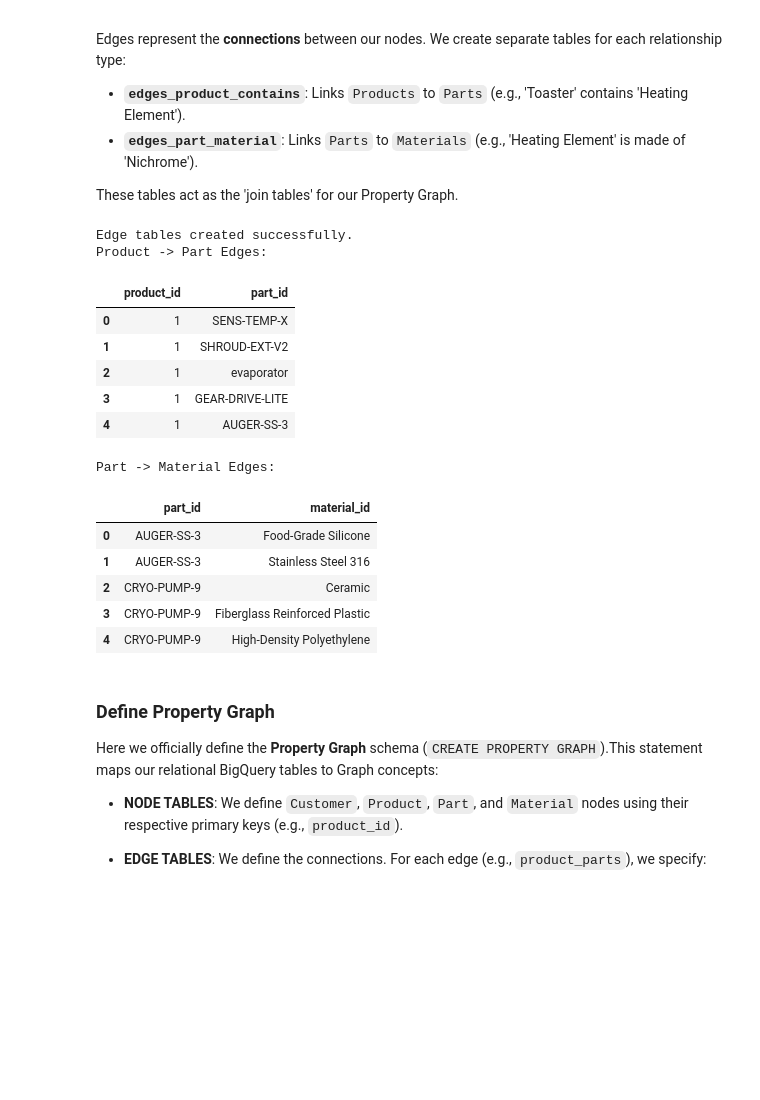
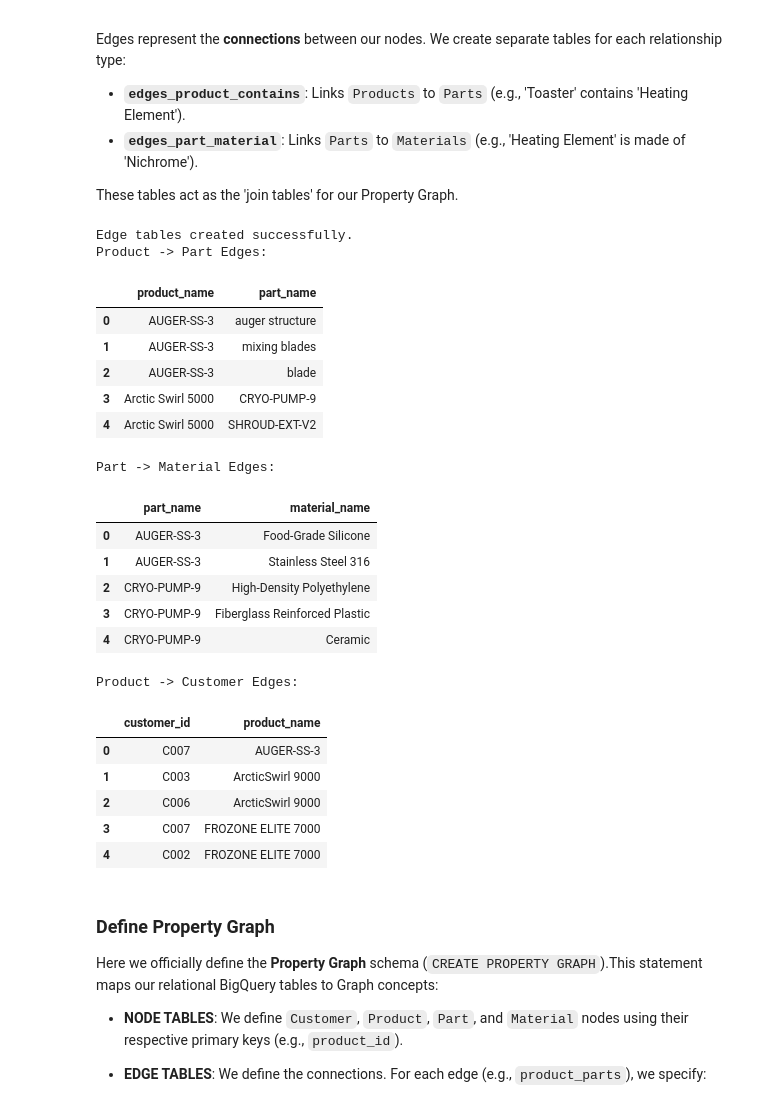
Before and after one commit to GoogleCloudPlatform/devrel-demos, a Jupyter notebook: data-analytics/knowledge_graph_demo/kg_demo_template.ipynb, the cells around one changed output. Saved outputs shown, nothing was run; the diff lists cells and outputs as text; code cells hidden in the pictures; blank space fills up the shorter version.

Commit message:
Added customer purchase table to property graph

```diff
--- a/data-analytics/knowledge_graph_demo/kg_demo_template.ipynb
+++ b/data-analytics/knowledge_graph_demo/kg_demo_template.ipynb
@@ -360,47 +360,65 @@ These tables act as the 'join tables' for our Property Graph.
 # %%
 query_create_edges = f'''
 CREATE OR REPLACE TABLE `{DATASET_ID}.edges_product_contains`
 AS
 SELECT DISTINCT
-  p.product_id AS product_id,
-  ekg.object AS part_id
+  p.product_name AS product_name,
+  ekg.object AS part_name
 FROM `{DATASET_ID}.extracted_knowledge_graph` ekg
 JOIN `{DATASET_ID}.products` p
   ON ekg.subject = p.product_name
 WHERE ekg.relationship = 'CONTAINS_PART';
 
 CREATE OR REPLACE TABLE `{DATASET_ID}.edges_part_material`
 AS
 SELECT DISTINCT
-  subject AS part_id,
-  object AS material_id
+  subject AS part_name,
+  object AS material_name
 FROM `{DATASET_ID}.extracted_knowledge_graph`
 WHERE relationship = 'MADE_OF';
+
+CREATE OR REPLACE TABLE `{DATASET_ID}.edges_purchase_orders`
+AS
+SELECT DISTINCT
+  po.customer_id,
+  p.product_name
+FROM `{DATASET_ID}.purchase_orders` po
+JOIN `{DATASET_ID}.products` p
+  ON po.product_id = p.product_id;
 '''
 
 client.query(query_create_edges).result()
 print("Edge tables created successfully.")
 
 print("Product -> Part Edges:")
 display(client.query(f"SELECT * FROM `{DATASET_ID}.edges_product_contains` LIMIT 5").to_dataframe())
 print("\nPart -> Material Edges:")
 display(client.query(f"SELECT * FROM `{DATASET_ID}.edges_part_material` LIMIT 5").to_dataframe())
+print("\nProduct -> Customer Edges:")
+display(client.query(f"SELECT * FROM `{DATASET_ID}.edges_purchase_orders` LIMIT 5").to_dataframe())
 # %% [output]
 Edge tables created successfully.
 Product -> Part Edges:
-|  | product_id | part_id |
-| 0 | 1 | SENS-TEMP-X |
-| 1 | 1 | SHROUD-EXT-V2 |
-| 2 | 1 | evaporator |
-| 3 | 1 | GEAR-DRIVE-LITE |
-| 4 | 1 | AUGER-SS-3 |
+|  | product_name | part_name |
+| 0 | AUGER-SS-3 | auger structure |
+| 1 | AUGER-SS-3 | mixing blades |
+| 2 | AUGER-SS-3 | blade |
+| 3 | Arctic Swirl 5000 | CRYO-PUMP-9 |
+| 4 | Arctic Swirl 5000 | SHROUD-EXT-V2 |
 Part -> Material Edges:
-|  | part_id | material_id |
+|  | part_name | material_name |
 | 0 | AUGER-SS-3 | Food-Grade Silicone |
 | 1 | AUGER-SS-3 | Stainless Steel 316 |
-| 2 | CRYO-PUMP-9 | Ceramic |
+| 2 | CRYO-PUMP-9 | High-Density Polyethylene |
 | 3 | CRYO-PUMP-9 | Fiberglass Reinforced Plastic |
-| 4 | CRYO-PUMP-9 | High-Density Polyethylene |
+| 4 | CRYO-PUMP-9 | Ceramic |
+Product -> Customer Edges:
+|  | customer_id | product_name |
+| 0 | C007 | AUGER-SS-3 |
+| 1 | C003 | ArcticSwirl 9000 |
+| 2 | C006 | ArcticSwirl 9000 |
+| 3 | C007 | FROZONE ELITE 7000 |
+| 4 | C002 | FROZONE ELITE 7000 |
 # %% [markdown]
 ### Define Property Graph
 Here we officially define the **Property Graph** schema (`CREATE PROPERTY GRAPH`).This statement maps our relational BigQuery tables to Graph concepts:
```
Also changed, not shown: parts of 4 cells of this notebook.
